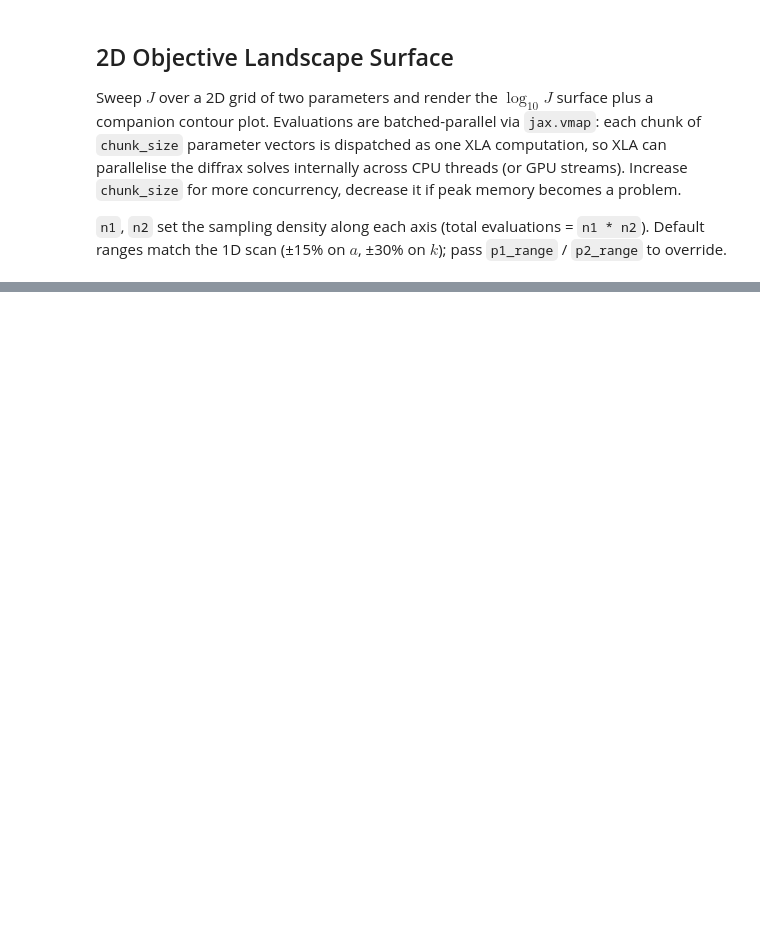
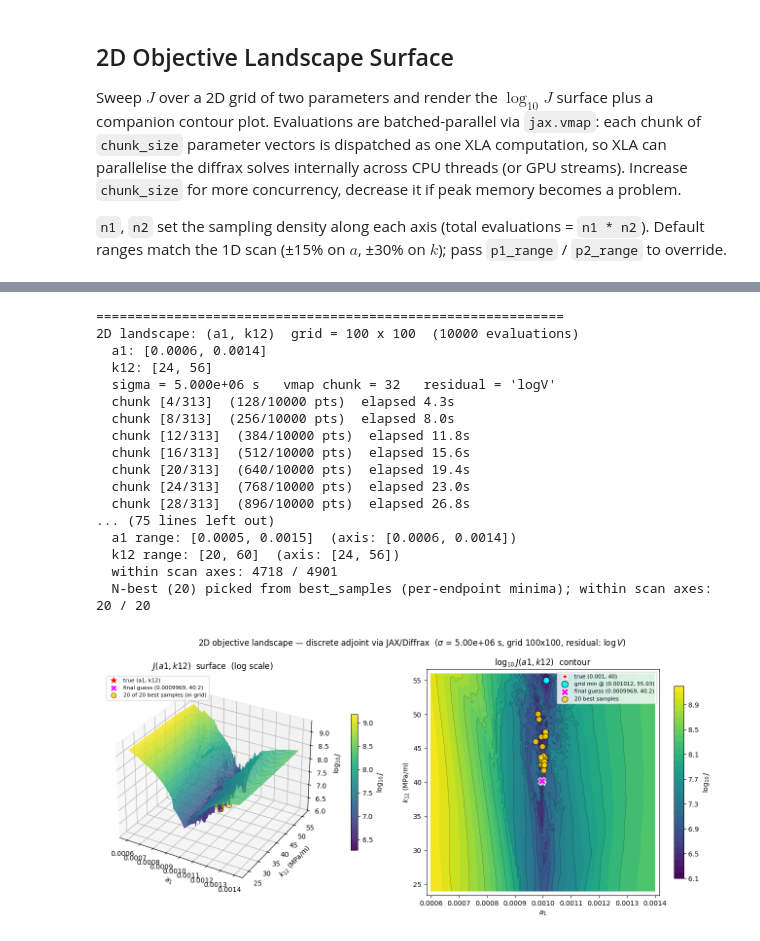
Before and after one commit to ericeberg3/spring-slider-adjoint, a Jupyter notebook: slip_discrete_adjoint_double_springslider.ipynb, the cells around one changed output, grey strips where cells are left out. Saved outputs shown, nothing was run; the diff lists cells and outputs as text; code cells hidden in the pictures; blank space fills up the shorter version.

```diff
--- a/slip_discrete_adjoint_double_springslider.ipynb
+++ b/slip_discrete_adjoint_double_springslider.ipynb
@@ -362,7 +363,7 @@ Generate observations at the true parameters using the JAX forward (so the test
 # %%
 from friction_derivs import make_smoothing_matrix
 
-sigma_smooth = 0.01*T # 0.01 * T
+sigma_smooth = 0.1*T # 0.01 * T
 t_ref_np = np.linspace(0.0, T, 1000)
 S_np     = make_smoothing_matrix(t_ref_np, sigma_smooth)
 
@@ -993,0 +1003,78 @@ Final guess:    (a1=0.00082532, k12=47.509)
+# %%
+%matplotlib widget
+from adjoint_tests import run_J_landscape_2d_jax
+
+# Build {param_name: final_value} from the inversion result so the landscape
+# plot can mark where scipy.optimize landed. Keys present in `params=` below
+# are the only ones read; others are ignored.
+_p_final_2d = {name: float(x_final[i]) for i, name in enumerate(INVERT_PARAMS)}
+
+# Heatmap source: every objective evaluation the optimiser made (one entry per
+# fun_and_grad call). Useful for seeing the full footprint of exploration --
+# includes all L-BFGS-B inner steps.
+_x_hist_arr = np.asarray(x_hist)
+_samples_2d = {name: _x_hist_arr[:, i] for i, name in enumerate(INVERT_PARAMS)}
+_samples_2d['J'] = np.asarray(J_hist)
+
+# N-best source: one entry per optimization endpoint, NOT per inner evaluation.
+# - multistart : one per start (the converged L-BFGS-B minimum)
+# - basinhopping: one per trial minimum (accepted or not)
+# This is what makes the N-best markers distinct points in parameter space
+# rather than 20 duplicates of the single best converged tail.
+_minima_arr = np.asarray(minima_x_hist)
+_best_samples_2d = {name: _minima_arr[:, i] for i, name in enumerate(INVERT_PARAMS)}
+_best_samples_2d['J'] = np.asarray(minima_J_hist)
+
+# Residual mode for the landscape scan. Independent of RESIDUAL_OPT --
+# you can optimise in one mode and visualise the other.
+# 'slip' : S @ u_i  - S @ u_{i,obs}
+# 'logV' : S @ logV - S @ logV_{i,obs}
+RESIDUAL = 'logV'   # 'slip' or 'logV'
+
+# Toggles for the overlays.
+N_BEST_SAMPLES            = 20    # scatter the N best optimization endpoints (0 to disable)
+SHOW_EXPLORATION_HEATMAP  = False  # 2D histogram of sample density on the contour panel
+
+# compute_V_fn was defined in the J_fn cell above (closes over solve_V and the
+# per-block constants). The landscape helper only needs it when RESIDUAL='logV';
+# pass it unconditionally so flipping the toggle is one keystroke.
+landscape_2d_results = run_J_landscape_2d_jax(
+    M=M,
+    T=T,
+    forward_solve_jax=forward_solve_jax,
+    u1_obs=np.asarray(u1_obs),
+    u2_obs=np.asarray(u2_obs),
+    t_ref=np.asarray(t_ref),
+    params=('a1', 'k12'),
+    n1=100,
+    n2=100,
+    sigma=sigma_smooth,
+    chunk_size=32,
+    p_final=_p_final_2d,
+    samples=_samples_2d,
+    best_samples=_best_samples_2d,
+    n_best=N_BEST_SAMPLES,
+    show_exploration_heatmap=SHOW_EXPLORATION_HEATMAP,
+    exploration_bins=30,
+    residual=RESIDUAL,
+    compute_V_fn=compute_V_fn,
+)
+# %% [output]
+============================================================
+2D landscape: (a1, k12)  grid = 100 x 100  (10000 evaluations)
+  a1: [0.0006, 0.0014]
+  k12: [24, 56]
+  sigma = 5.000e+06 s   vmap chunk = 32   residual = 'logV'
+  chunk [4/313]  (128/10000 pts)  elapsed 4.3s
+  chunk [8/313]  (256/10000 pts)  elapsed 8.0s
+  chunk [12/313]  (384/10000 pts)  elapsed 11.8s
+  chunk [16/313]  (512/10000 pts)  elapsed 15.6s
+  chunk [20/313]  (640/10000 pts)  elapsed 19.4s
+  chunk [24/313]  (768/10000 pts)  elapsed 23.0s
+  chunk [28/313]  (896/10000 pts)  elapsed 26.8s
+... (75 lines left out)
+  a1 range: [0.0005, 0.0015]  (axis: [0.0006, 0.0014])
+  k12 range: [20, 60]  (axis: [24, 56])
+  within scan axes: 4718 / 4901
+  N-best (20) picked from best_samples (per-endpoint minima); within scan axes: 20 / 20
+[figure, added]
```
Also changed, not shown: parts of 15 cells of this notebook, 3 other files.
